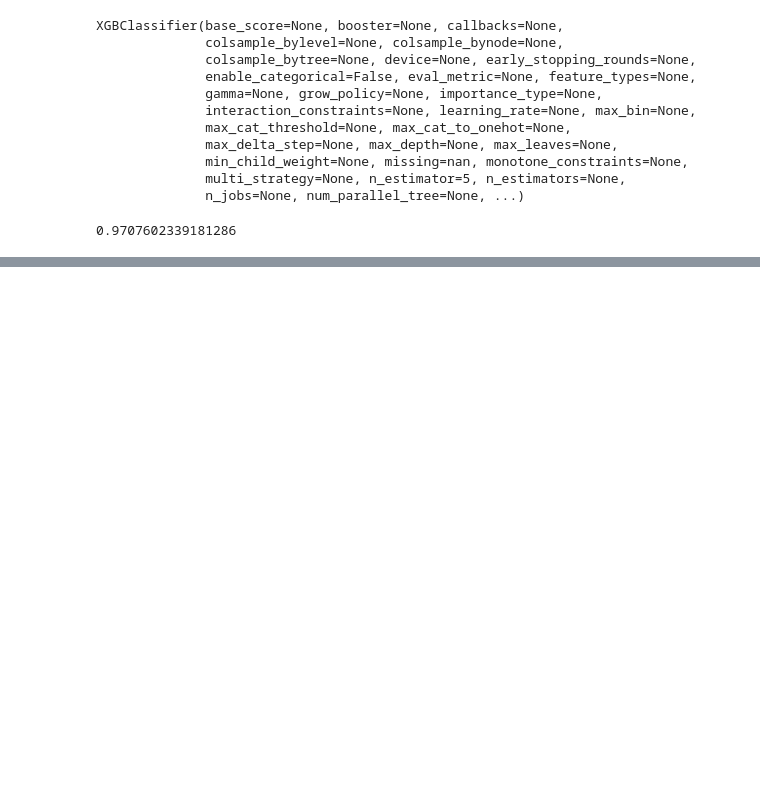
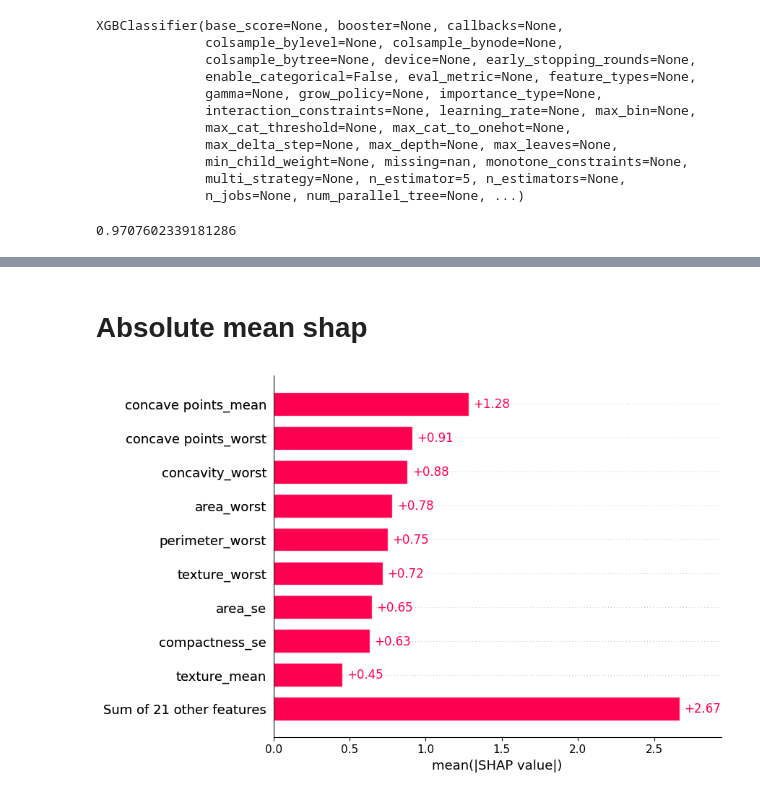
Before and after one commit to ARS-saad/thesisWork, a Jupyter notebook: XGBoost.ipynb, the cells around one changed output, grey strips where cells are left out. Cells and saved outputs as stored; diff of their text form; code cells hidden in the pictures; blank space fills up the shorter version.

```diff
--- a/XGBoost.ipynb
+++ b/XGBoost.ipynb
@@ -185,0 +218,6 @@ model1.score(x_test, y_test)
+# %% [markdown]
+# Absolute mean shap
+# %%
+shap.plots.bar(shap_values)
+# %% [output]
+[figure, added]
```
Also changed, not shown: parts of 27 cells of this notebook.
